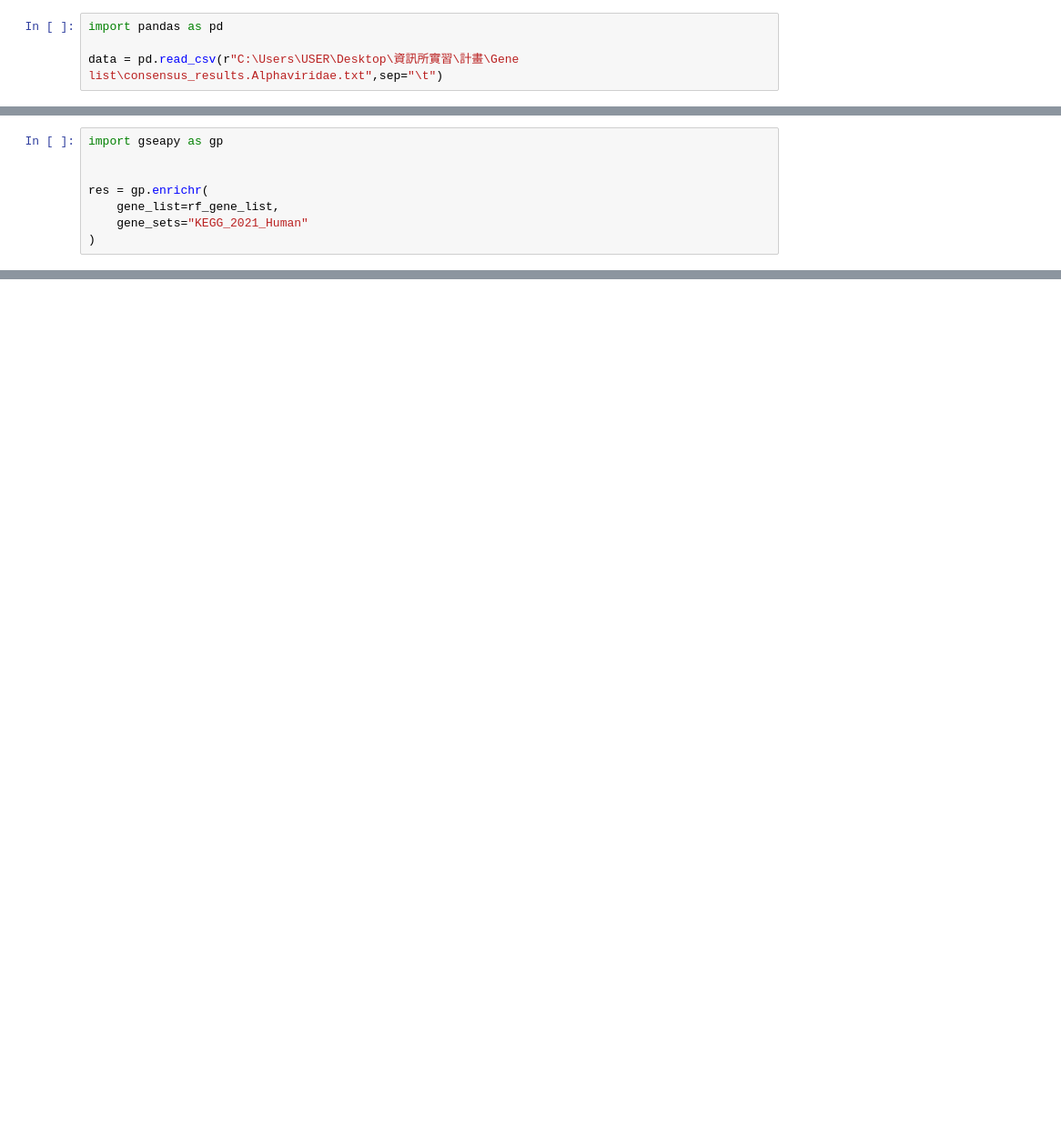
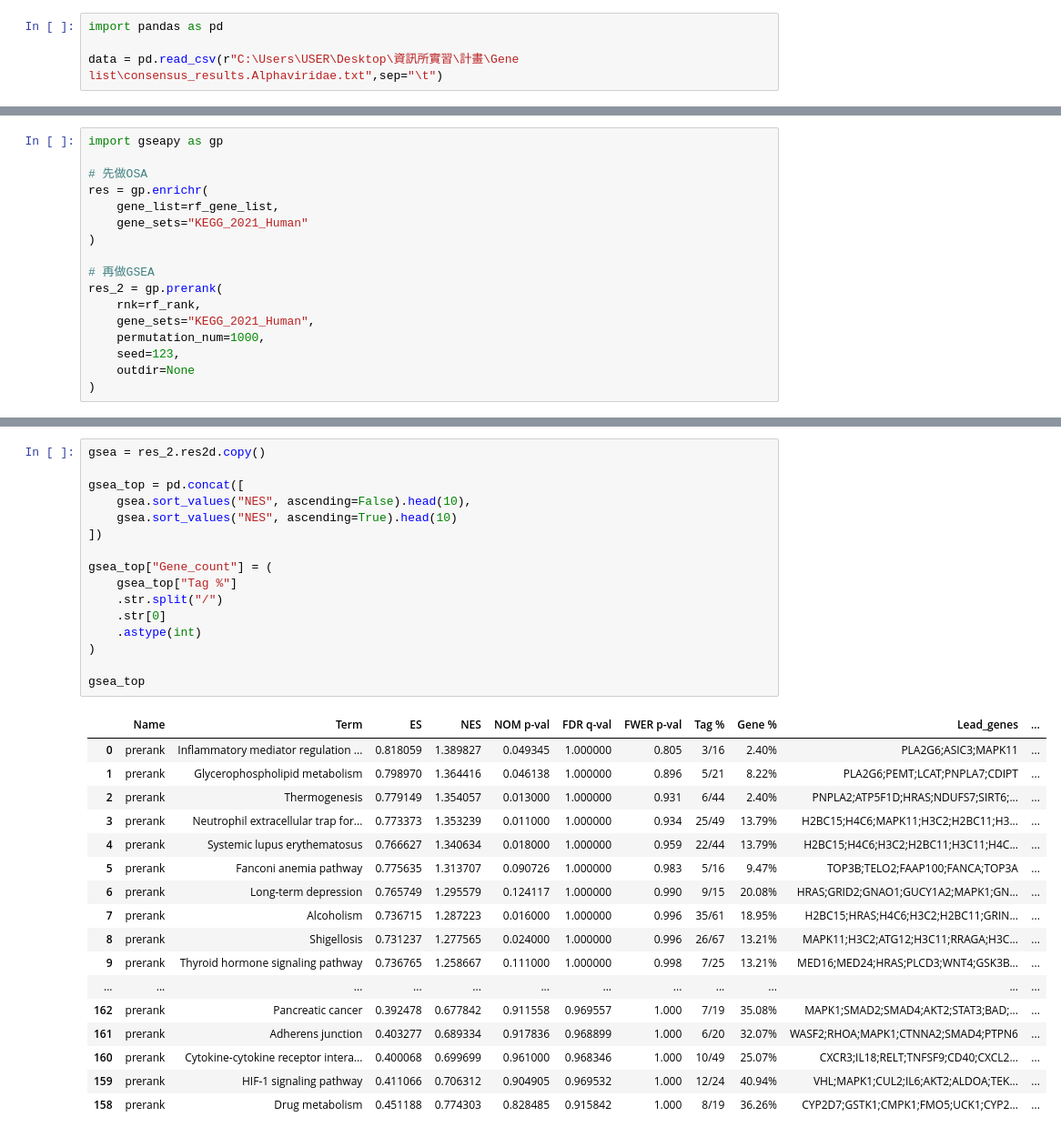
Before and after one commit to Lai-jun-yan/Academia-Sinica-internship-project, a Jupyter notebook: Aim_1/GO_result/enrichment.ipynb, the cells around one changed output, grey strips where cells are left out. Shown at 91% size. Saved outputs shown, nothing was run; the diff lists cells and outputs as text; blank space fills up the shorter version.

```diff
--- a/Aim_1/GO_result/enrichment.ipynb
+++ b/Aim_1/GO_result/enrichment.ipynb
@@ -46,9 +87,18 @@ len(rf_gene_list)
 # %%
 import gseapy as gp
 
-
+# 先做OSA
 res = gp.enrichr(
     gene_list=rf_gene_list,
     gene_sets="KEGG_2021_Human"
 )
+
+# 再做GSEA
+res_2 = gp.prerank(
+    rnk=rf_rank,
+    gene_sets="KEGG_2021_Human",
+    permutation_num=1000,
+    seed=123,
+    outdir=None
+)
 # %%
@@ -217,0 +264,34 @@ plt.show()
+# %%
+gsea = res_2.res2d.copy()
+
+gsea_top = pd.concat([
+    gsea.sort_values("NES", ascending=False).head(10),
+    gsea.sort_values("NES", ascending=True).head(10)
+])
+
+gsea_top["Gene_count"] = (
+    gsea_top["Tag %"]
+    .str.split("/")
+    .str[0]
+    .astype(int)
+)
+
+gsea_top
+# %% [output]
+|  | Name | Term | ES | NES | NOM p-val | FDR q-val | FWER p-val | Tag % | Gene % | Lead_genes | ... |
+| 0 | prerank | Inflammatory mediator regulation ... | 0.818059 | 1.389827 | 0.049345 | 1.000000 | 0.805 | 3/16 | 2.40% | PLA2G6;ASIC3;MAPK11 | ... |
+| 1 | prerank | Glycerophospholipid metabolism | 0.798970 | 1.364416 | 0.046138 | 1.000000 | 0.896 | 5/21 | 8.22% | PLA2G6;PEMT;LCAT;PNPLA7;CDIPT | ... |
+| 2 | prerank | Thermogenesis | 0.779149 | 1.354057 | 0.013000 | 1.000000 | 0.931 | 6/44 | 2.40% | PNPLA2;ATP5F1D;HRAS;NDUFS7;SIRT6;... | ... |
+| 3 | prerank | Neutrophil extracellular trap for... | 0.773373 | 1.353239 | 0.011000 | 1.000000 | 0.934 | 25/49 | 13.79% | H2BC15;H4C6;MAPK11;H3C2;H2BC11;H3... | ... |
+| 4 | prerank | Systemic lupus erythematosus | 0.766627 | 1.340634 | 0.018000 | 1.000000 | 0.959 | 22/44 | 13.79% | H2BC15;H4C6;H3C2;H2BC11;H3C11;H4C... | ... |
+| 5 | prerank | Fanconi anemia pathway | 0.775635 | 1.313707 | 0.090726 | 1.000000 | 0.983 | 5/16 | 9.47% | TOP3B;TELO2;FAAP100;FANCA;TOP3A | ... |
+| 6 | prerank | Long-term depression | 0.765749 | 1.295579 | 0.124117 | 1.000000 | 0.990 | 9/15 | 20.08% | HRAS;GRID2;GNAO1;GUCY1A2;MAPK1;GN... | ... |
+| 7 | prerank | Alcoholism | 0.736715 | 1.287223 | 0.016000 | 1.000000 | 0.996 | 35/61 | 18.95% | H2BC15;HRAS;H4C6;H3C2;H2BC11;GRIN... | ... |
+| 8 | prerank | Shigellosis | 0.731237 | 1.277565 | 0.024000 | 1.000000 | 0.996 | 26/67 | 13.21% | MAPK11;H3C2;ATG12;H3C11;RRAGA;H3C... | ... |
+| 9 | prerank | Thyroid hormone signaling pathway | 0.736765 | 1.258667 | 0.111000 | 1.000000 | 0.998 | 7/25 | 13.21% | MED16;MED24;HRAS;PLCD3;WNT4;GSK3B... | ... |
+| ... | ... | ... | ... | ... | ... | ... | ... | ... | ... | ... | ... |
+| 162 | prerank | Pancreatic cancer | 0.392478 | 0.677842 | 0.911558 | 0.969557 | 1.000 | 7/19 | 35.08% | MAPK1;SMAD2;SMAD4;AKT2;STAT3;BAD;... | ... |
+| 161 | prerank | Adherens junction | 0.403277 | 0.689334 | 0.917836 | 0.968899 | 1.000 | 6/20 | 32.07% | WASF2;RHOA;MAPK1;CTNNA2;SMAD4;PTPN6 | ... |
+| 160 | prerank | Cytokine-cytokine receptor intera... | 0.400068 | 0.699699 | 0.961000 | 0.968346 | 1.000 | 10/49 | 25.07% | CXCR3;IL18;RELT;TNFSF9;CD40;CXCL2... | ... |
+| 159 | prerank | HIF-1 signaling pathway | 0.411066 | 0.706312 | 0.904905 | 0.969532 | 1.000 | 12/24 | 40.94% | VHL;MAPK1;CUL2;IL6;AKT2;ALDOA;TEK... | ... |
+| 158 | prerank | Drug metabolism | 0.451188 | 0.774303 | 0.828485 | 0.915842 | 1.000 | 8/19 | 36.26% | CYP2D7;GSTK1;CMPK1;FMO5;UCK1;CYP2... | ... |
```
Also changed, not shown: parts of 28 cells of this notebook, 1 other file.
